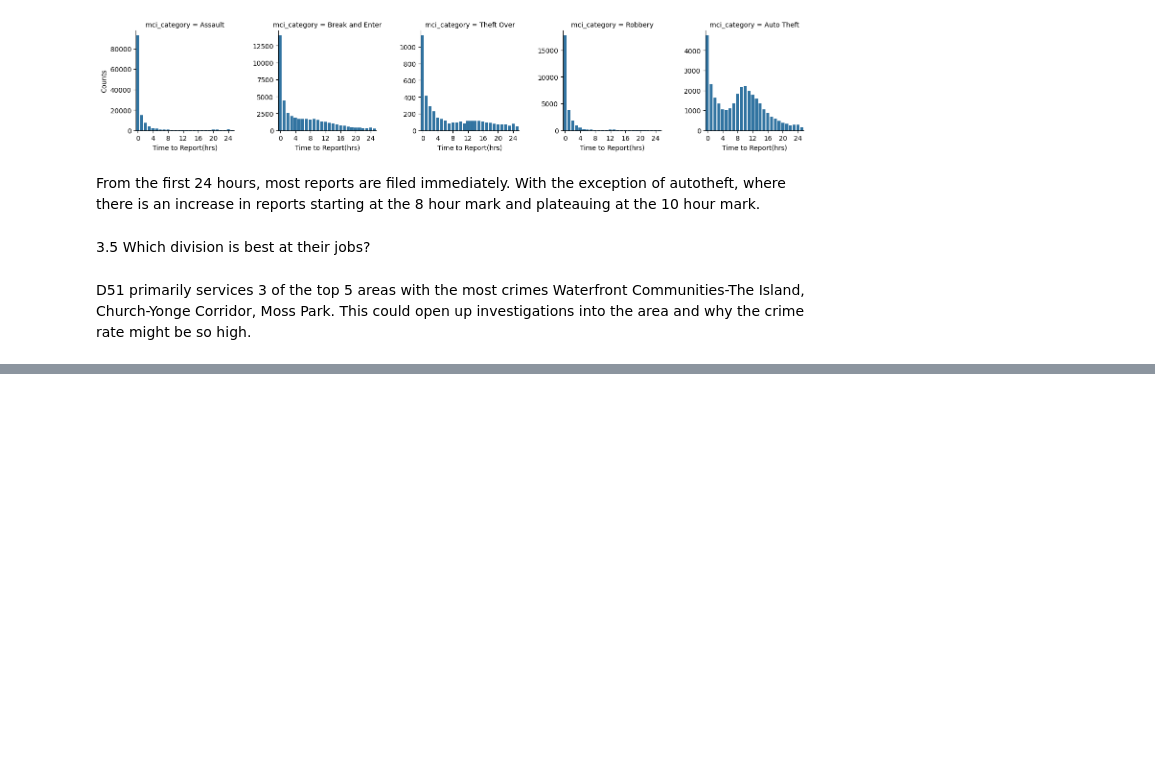
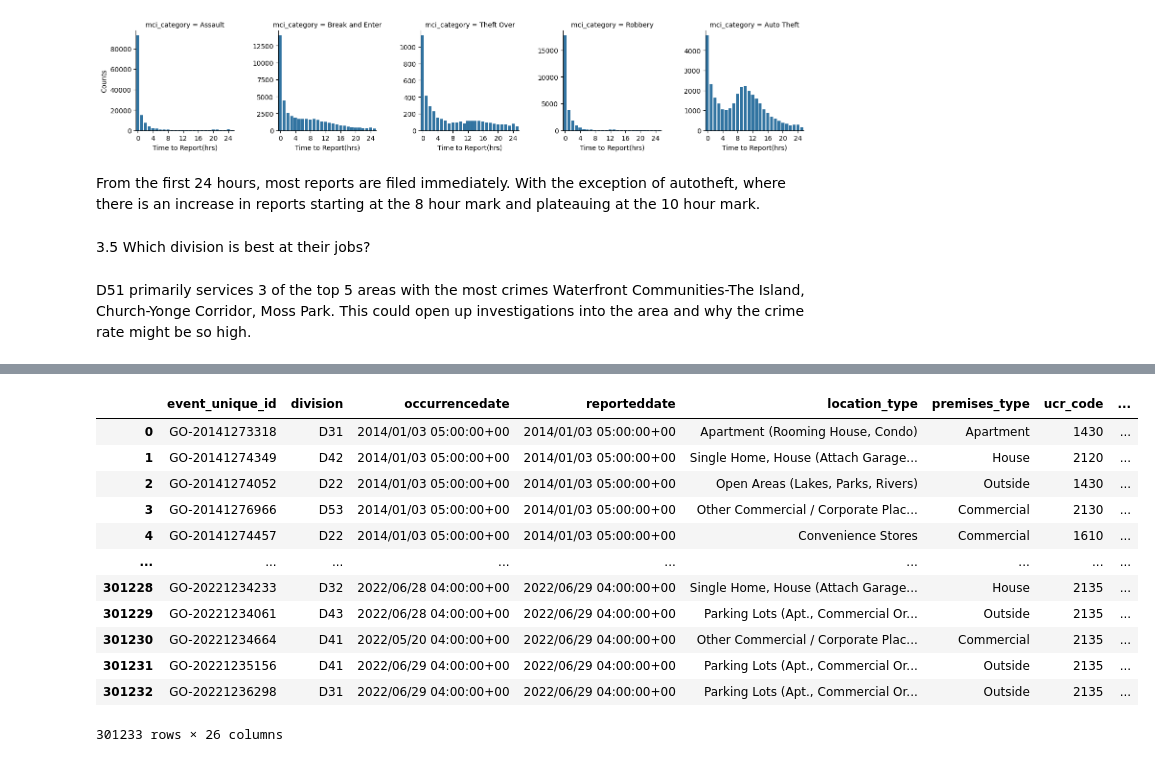
Before and after one commit to 4jlow/Toronto-Crime-Statistics, a Jupyter notebook: Toronto Crime EDA.ipynb, the cells around one changed output, grey strips where cells are left out. Cells and saved outputs as stored; diff of their text form; code cells hidden in the pictures; blank space fills up the shorter version.

```diff
--- a/Toronto Crime EDA.ipynb
+++ b/Toronto Crime EDA.ipynb
@@ -253,0 +278,16 @@ D51 primarily services 3 of the top 5 areas with the most crimes Waterfront Comm
+# %%
+dff
+# %% [output]
+|  | event_unique_id | division | occurrencedate | reporteddate | location_type | premises_type | ucr_code | ... |
+| 0 | GO-20141273318 | D31 | 2014/01/03 05:00:00+00 | 2014/01/03 05:00:00+00 | Apartment (Rooming House, Condo) | Apartment | 1430 | ... |
+| 1 | GO-20141274349 | D42 | 2014/01/03 05:00:00+00 | 2014/01/03 05:00:00+00 | Single Home, House (Attach Garage... | House | 2120 | ... |
+| 2 | GO-20141274052 | D22 | 2014/01/03 05:00:00+00 | 2014/01/03 05:00:00+00 | Open Areas (Lakes, Parks, Rivers) | Outside | 1430 | ... |
+| 3 | GO-20141276966 | D53 | 2014/01/03 05:00:00+00 | 2014/01/03 05:00:00+00 | Other Commercial / Corporate Plac... | Commercial | 2130 | ... |
+| 4 | GO-20141274457 | D22 | 2014/01/03 05:00:00+00 | 2014/01/03 05:00:00+00 | Convenience Stores | Commercial | 1610 | ... |
+| ... | ... | ... | ... | ... | ... | ... | ... | ... |
+| 301228 | GO-20221234233 | D32 | 2022/06/28 04:00:00+00 | 2022/06/29 04:00:00+00 | Single Home, House (Attach Garage... | House | 2135 | ... |
+| 301229 | GO-20221234061 | D43 | 2022/06/28 04:00:00+00 | 2022/06/29 04:00:00+00 | Parking Lots (Apt., Commercial Or... | Outside | 2135 | ... |
+| 301230 | GO-20221234664 | D41 | 2022/05/20 04:00:00+00 | 2022/06/29 04:00:00+00 | Other Commercial / Corporate Plac... | Commercial | 2135 | ... |
+| 301231 | GO-20221235156 | D41 | 2022/06/29 04:00:00+00 | 2022/06/29 04:00:00+00 | Parking Lots (Apt., Commercial Or... | Outside | 2135 | ... |
+| 301232 | GO-20221236298 | D31 | 2022/06/29 04:00:00+00 | 2022/06/29 04:00:00+00 | Parking Lots (Apt., Commercial Or... | Outside | 2135 | ... |
+301233 rows × 26 columns
```
Also changed, not shown: parts of 9 cells of this notebook.
